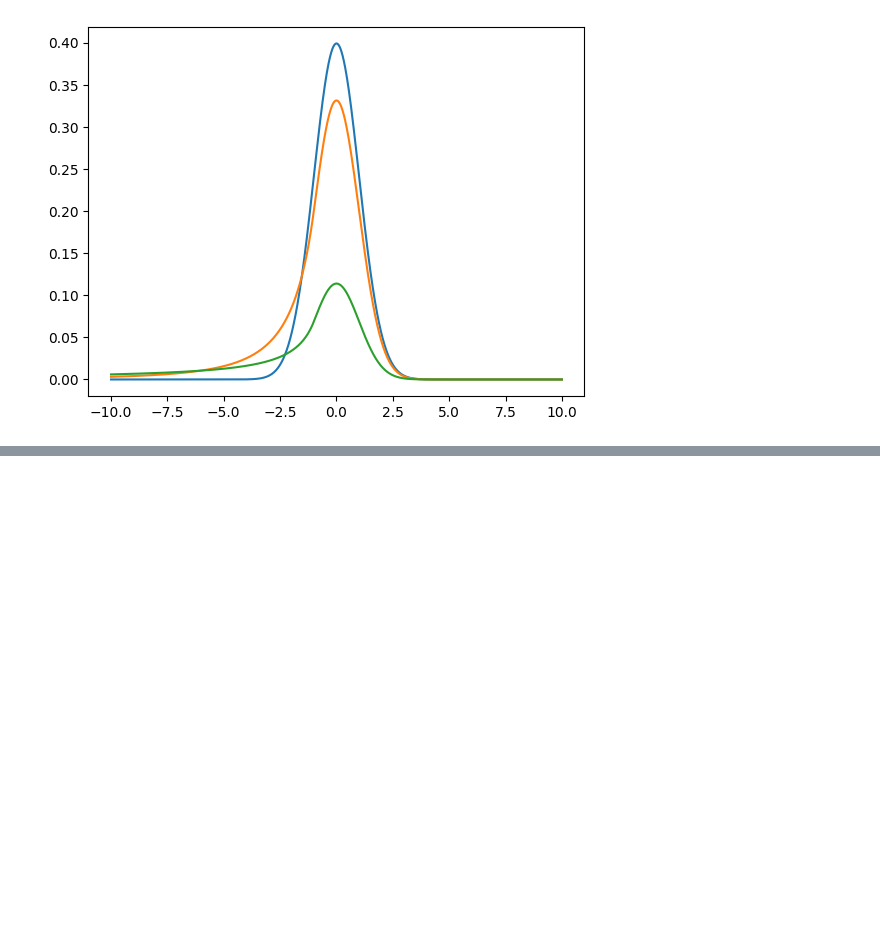
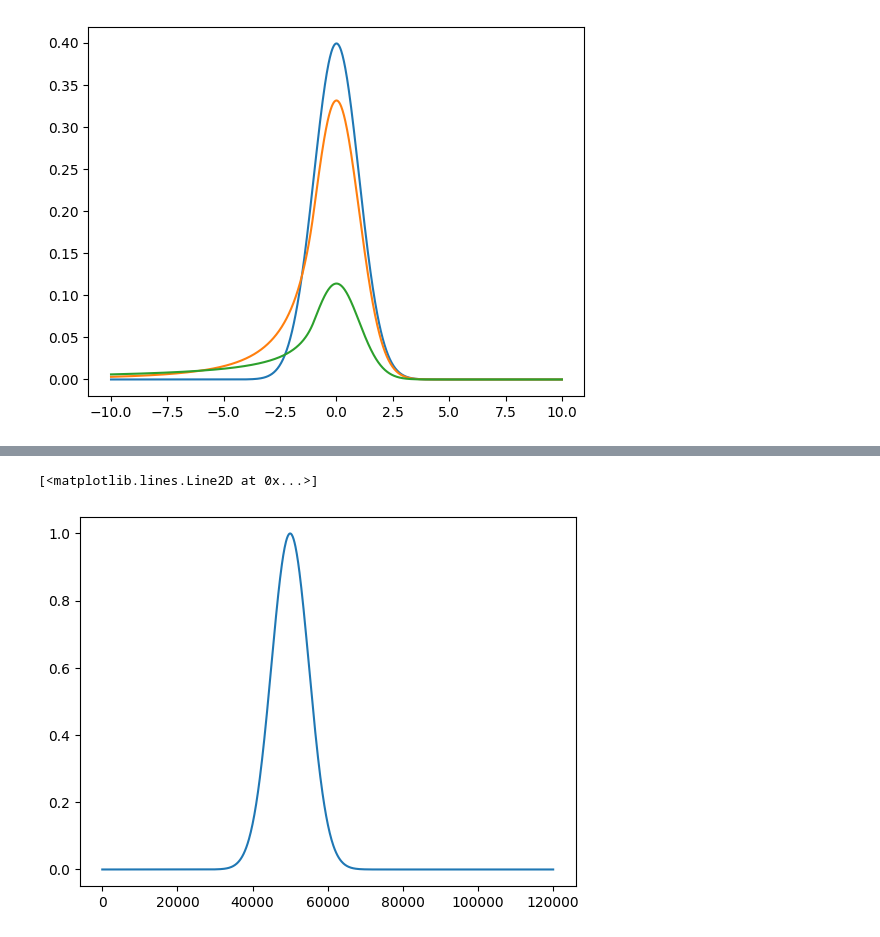
Before and after one commit to Bjartensen/python_focalh_clustering, a Jupyter notebook: notebooks/Linearity.ipynb, the cells around one changed output, grey strips where cells are left out. Saved outputs shown, nothing was run; the diff lists cells and outputs as text; code cells hidden in the pictures; blank space fills up the shorter version.

```diff
--- a/notebooks/Linearity.ipynb
+++ b/notebooks/Linearity.ipynb
@@ -278,0 +425,9 @@ plt.plot(x,y)
+# %%
+def gauss(x, A, mu, sigma):
+    return A * np.exp(-(x-mu)**2 / (2*sigma**2))
+
+x = np.linspace(0,120000,1000)
+plt.plot(x, gauss(x, 1, 50000, 5000))
+# %% [output]
+[<matplotlib.lines.Line2D at 0x...>]
+[figure, added]
```
Also changed, not shown: parts of 17 cells of this notebook, 4 other files.
